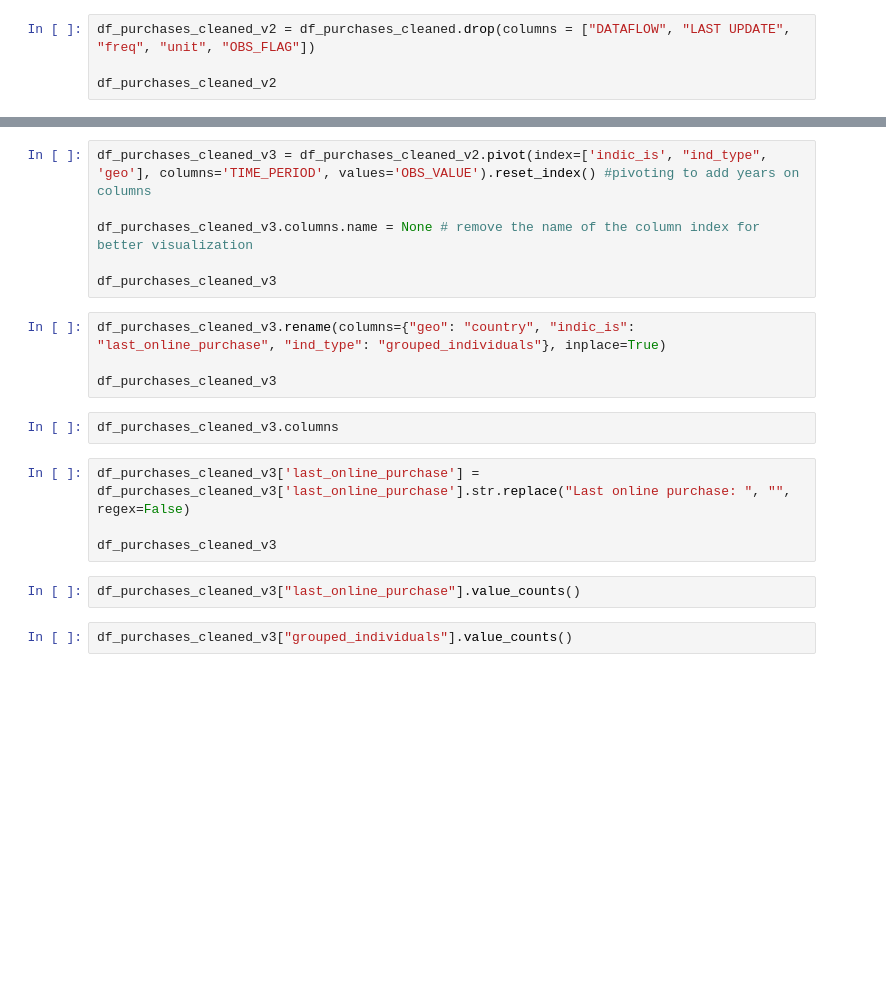
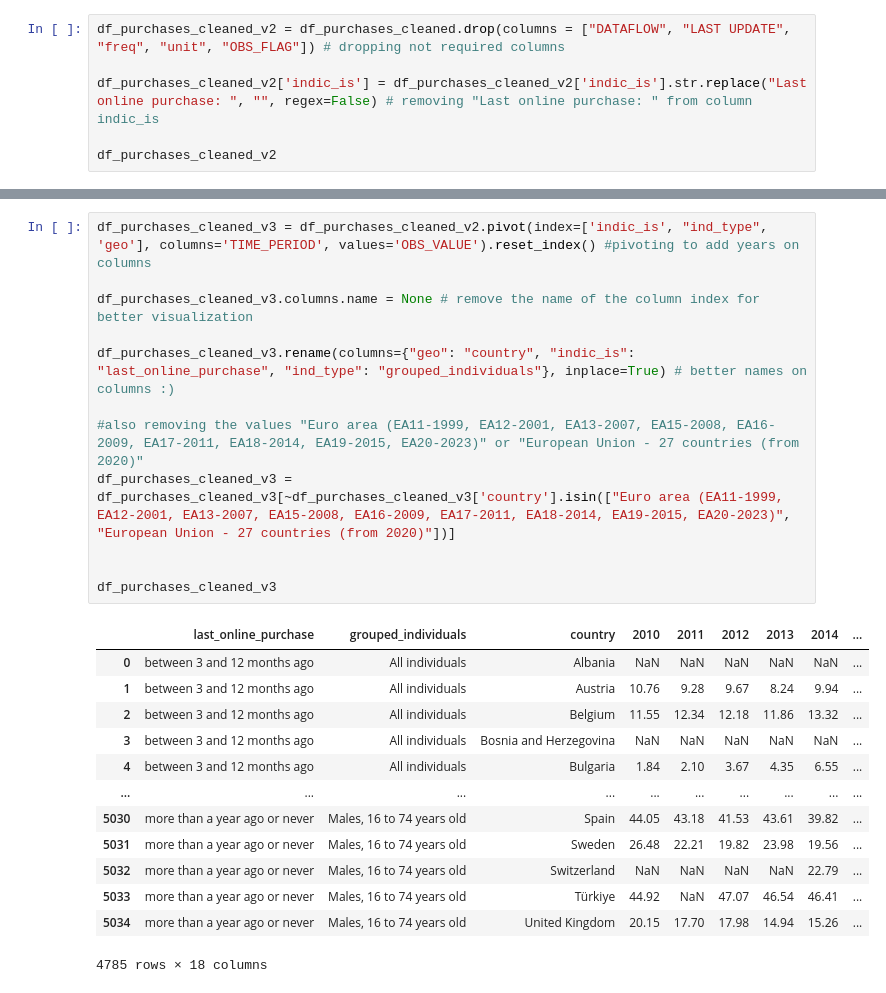
Before and after one commit to estebanba/first_project, a Jupyter notebook: notebooks/cleaning_purchases_individuals.ipynb, the cells around one changed output, grey strips where cells are left out. Cells and saved outputs as stored; diff of their text form; blank space fills up the shorter version.

```diff
--- a/notebooks/cleaning_purchases_individuals.ipynb
+++ b/notebooks/cleaning_purchases_individuals.ipynb
@@ -23,4 +57,6 @@ df_purchases_cleaned["OBS_FLAG"].value_counts()
 # %%
-df_purchases_cleaned_v2 = df_purchases_cleaned.drop(columns = ["DATAFLOW", "LAST UPDATE", "freq", "unit", "OBS_FLAG"])
+df_purchases_cleaned_v2 = df_purchases_cleaned.drop(columns = ["DATAFLOW", "LAST UPDATE", "freq", "unit", "OBS_FLAG"]) # dropping not required columns
+
+df_purchases_cleaned_v2['indic_is'] = df_purchases_cleaned_v2['indic_is'].str.replace("Last online purchase: ", "", regex=False) # removing "Last online purchase: " from column indic_is
 
 df_purchases_cleaned_v2
@@ -27,20 +77,26 @@ df_purchases_cleaned_v2
 # %%
 df_purchases_cleaned_v3 = df_purchases_cleaned_v2.pivot(index=['indic_is', "ind_type", 'geo'], columns='TIME_PERIOD', values='OBS_VALUE').reset_index() #pivoting to add years on columns
 
 df_purchases_cleaned_v3.columns.name = None # remove the name of the column index for better visualization
 
+df_purchases_cleaned_v3.rename(columns={"geo": "country", "indic_is": "last_online_purchase", "ind_type": "grouped_individuals"}, inplace=True) # better names on columns :)
+
+#also removing the values "Euro area (EA11-1999, EA12-2001, EA13-2007, EA15-2008, EA16-2009, EA17-2011, EA18-2014, EA19-2015, EA20-2023)" or "European Union - 27 countries (from 2020)"
+df_purchases_cleaned_v3 = df_purchases_cleaned_v3[~df_purchases_cleaned_v3['country'].isin(["Euro area (EA11-1999, EA12-2001, EA13-2007, EA15-2008, EA16-2009, EA17-2011, EA18-2014, EA19-2015, EA20-2023)", "European Union - 27 countries (from 2020)"])]
+
+
 df_purchases_cleaned_v3
+# %% [output]
+|  | last_online_purchase | grouped_individuals | country | 2010 | 2011 | 2012 | 2013 | 2014 | ... |
+| 0 | between 3 and 12 months ago | All individuals | Albania | NaN | NaN | NaN | NaN | NaN | ... |
+| 1 | between 3 and 12 months ago | All individuals | Austria | 10.76 | 9.28 | 9.67 | 8.24 | 9.94 | ... |
+| 2 | between 3 and 12 months ago | All individuals | Belgium | 11.55 | 12.34 | 12.18 | 11.86 | 13.32 | ... |
+| 3 | between 3 and 12 months ago | All individuals | Bosnia and Herzegovina | NaN | NaN | NaN | NaN | NaN | ... |
+| 4 | between 3 and 12 months ago | All individuals | Bulgaria | 1.84 | 2.10 | 3.67 | 4.35 | 6.55 | ... |
+| ... | ... | ... | ... | ... | ... | ... | ... | ... | ... |
+| 5030 | more than a year ago or never | Males, 16 to 74 years old | Spain | 44.05 | 43.18 | 41.53 | 43.61 | 39.82 | ... |
+| 5031 | more than a year ago or never | Males, 16 to 74 years old | Sweden | 26.48 | 22.21 | 19.82 | 23.98 | 19.56 | ... |
+| 5032 | more than a year ago or never | Males, 16 to 74 years old | Switzerland | NaN | NaN | NaN | NaN | 22.79 | ... |
+| 5033 | more than a year ago or never | Males, 16 to 74 years old | Türkiye | 44.92 | NaN | 47.07 | 46.54 | 46.41 | ... |
+| 5034 | more than a year ago or never | Males, 16 to 74 years old | United Kingdom | 20.15 | 17.70 | 17.98 | 14.94 | 15.26 | ... |
+4785 rows × 18 columns
-# %%
-df_purchases_cleaned_v3.rename(columns={"geo": "country", "indic_is": "last_online_purchase", "ind_type": "grouped_individuals"}, inplace=True)
-
-df_purchases_cleaned_v3
-# %%
-df_purchases_cleaned_v3.columns
-# %%
-df_purchases_cleaned_v3['last_online_purchase'] = df_purchases_cleaned_v3['last_online_purchase'].str.replace("Last online purchase: ", "", regex=False)
-
-df_purchases_cleaned_v3
-# %%
-df_purchases_cleaned_v3["last_online_purchase"].value_counts()
-# %%
-df_purchases_cleaned_v3["grouped_individuals"].value_counts()
```
Also changed, not shown: parts of 36 cells of this notebook, 3 other files.
